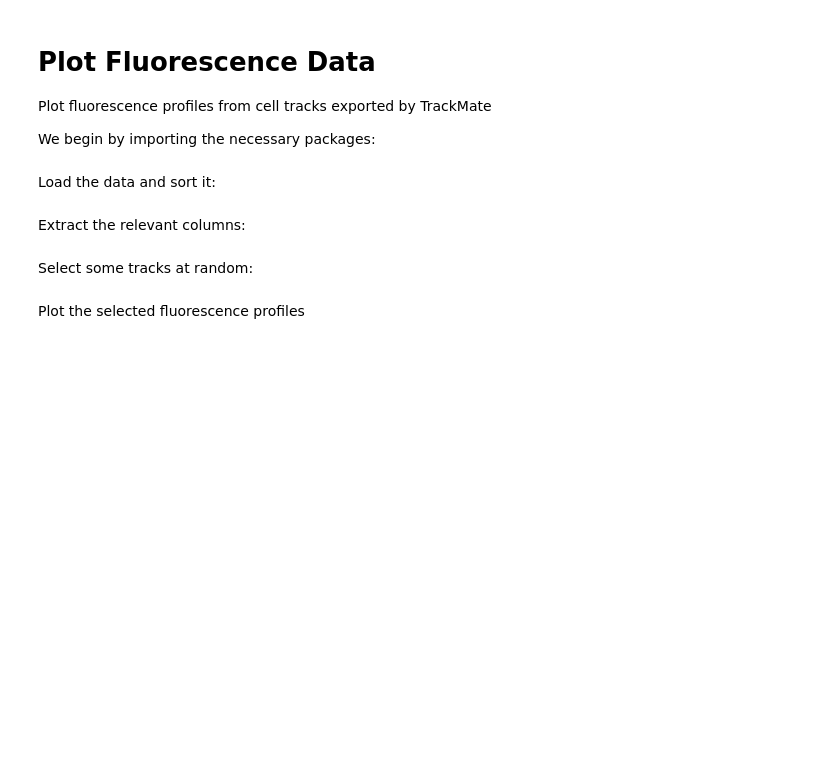
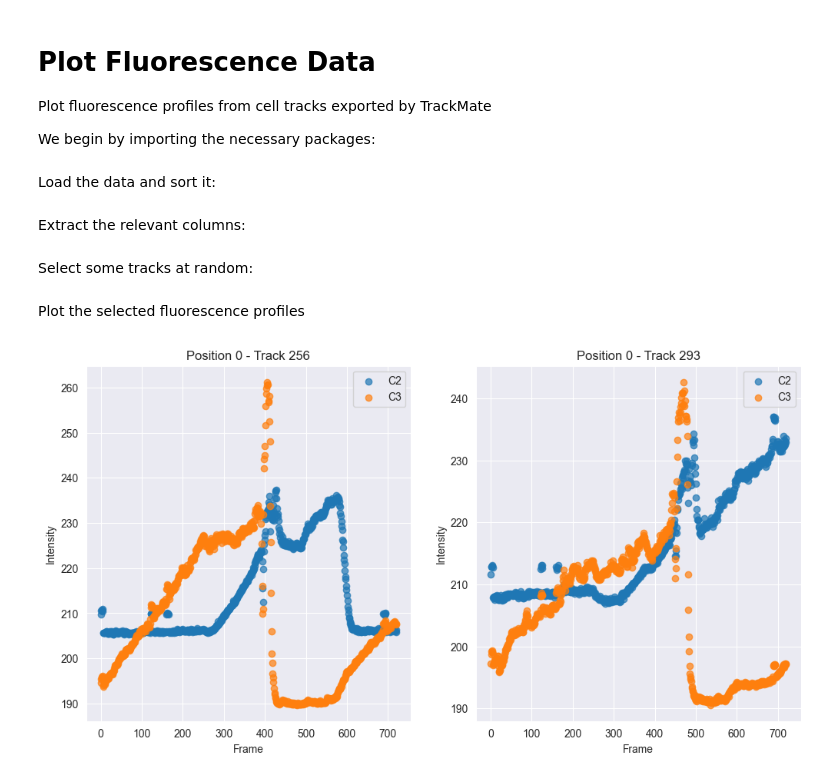
Before and after one commit to FrancisCrickInstitute/multi-dimensional-imaging-and-analysis, a Jupyter notebook: Live-Cell-Imaging-And-Tracking/plot_fluorescence_profiles.ipynb, the cells around one changed output. Saved outputs shown, nothing was run; the diff lists cells and outputs as text; code cells hidden in the pictures; blank space fills up the shorter version.

```diff
--- a/Live-Cell-Imaging-And-Tracking/plot_fluorescence_profiles.ipynb
+++ b/Live-Cell-Imaging-And-Tracking/plot_fluorescence_profiles.ipynb
@@ -12,29 +12,52 @@ import pandas as pd
 # %% [markdown]
 Load the data and sort it:
 # %%
-file_path = 'Z:/working/Training/2024-Crick Microscopy Course/Live imaging/trial data/Prelim_analysis_2/Pos0/FUCCI_LEDpower_Jul24_2_MMStack_Pos0_spots.csv'
-data = pd.read_csv(file_path, skiprows=[1, 2, 3])
+# Constants
+POSITION = 0
+NUM_TRACKS = 2  # Number of tracks to plot; set to None or 0 to plot all tracks
+FILE_PATH = f'Z:/working/Training/2024-Crick Microscopy Course/Live imaging/trial data/Prelim_analysis_2/Pos{POSITION}/FUCCI_LEDpower_Jul24_2_MMStack_Pos{POSITION}_spots.csv'
+
+# Read and preprocess data
+data = pd.read_csv(FILE_PATH, skiprows=[1, 2, 3])
 data.sort_values(by=['TRACK_ID', 'FRAME'], ignore_index=True, inplace=True)
 # %% [markdown]
 Extract the relevant columns:
 # %%
 intensity_data = data[['FRAME', 'TRACK_ID', 'MEAN_INTENSITY_CH2', 'MEAN_INTENSITY_CH3']]
+unique_tracks = intensity_data['TRACK_ID'].unique()
 # %% [markdown]
 Select some tracks at random:
 # %%
-num_samples = 1  # Number of tracks to plot
-random_tracks = random.sample(list(intensity_data['TRACK_ID'].unique()), num_samples)
+# Check NUM_TRACKS does not exceed available tracks
+if NUM_TRACKS is None or NUM_TRACKS <= 0:
+    selected_tracks = unique_tracks
+else:
+    NUM_TRACKS = min(NUM_TRACKS, len(unique_tracks))
+    selected_tracks = random.sample(list(unique_tracks), NUM_TRACKS)
 # %% [markdown]
 Plot the selected fluorescence profiles
 # %%
-%matplotlib inline
-#plt.figure(figsize=(12, 6))
-for track in random_tracks:
+# Determine layout for subplots
+num_cols = 2  # Number of columns for subplots
+num_rows = (len(selected_tracks) + num_cols - 1) // num_cols  # Calculate number of rows needed
+
+fig, axes = plt.subplots(num_rows, num_cols, figsize=(12, 6 * num_rows))
+axes = axes.flatten()  # Flatten in case of a grid, even if it's a single row or column
+
+for i, track in enumerate(selected_tracks):
+    ax = axes[i]
     track_data = intensity_data[intensity_data['TRACK_ID'] == track]
-    plt.scatter(track_data['FRAME'], track_data['MEAN_INTENSITY_CH2'], label=f'TRACK_ID {track} - C2', alpha=0.7)
-    plt.scatter(track_data['FRAME'], track_data['MEAN_INTENSITY_CH3'], label=f'TRACK_ID {track} - C3', alpha=0.7)
+    ax.scatter(track_data['FRAME'], track_data['MEAN_INTENSITY_CH2'], label=f'C2', alpha=0.7)
+    ax.scatter(track_data['FRAME'], track_data['MEAN_INTENSITY_CH3'], label=f'C3', alpha=0.7)
+    ax.set_title(f'Position {POSITION} - Track {track}')
+    ax.set_xlabel('Frame')
+    ax.set_ylabel('Intensity')
+    ax.legend()
 
-plt.xlabel('Frame')
-plt.ylabel('Intensity')
-plt.legend()
+# Hide any empty subplots
+for j in range(i + 1, len(axes)):
+    fig.delaxes(axes[j])
+
 plt.show()
+# %% [output]
+[figure, added]
```
